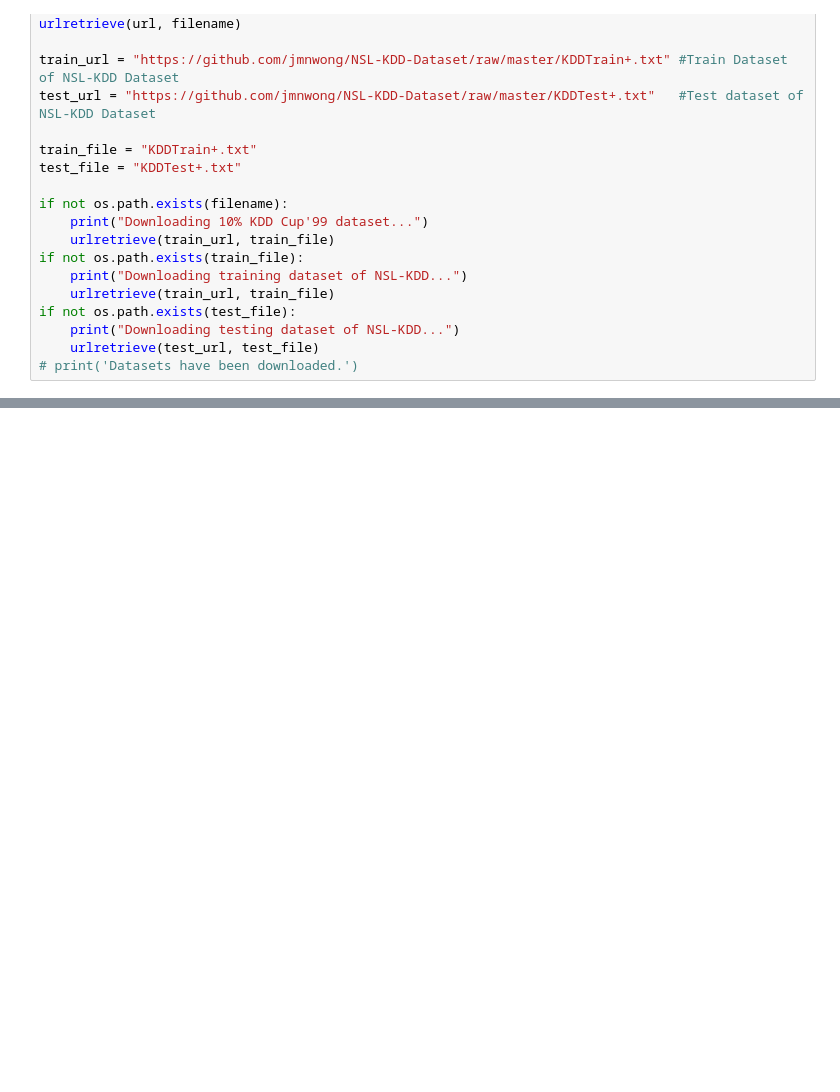
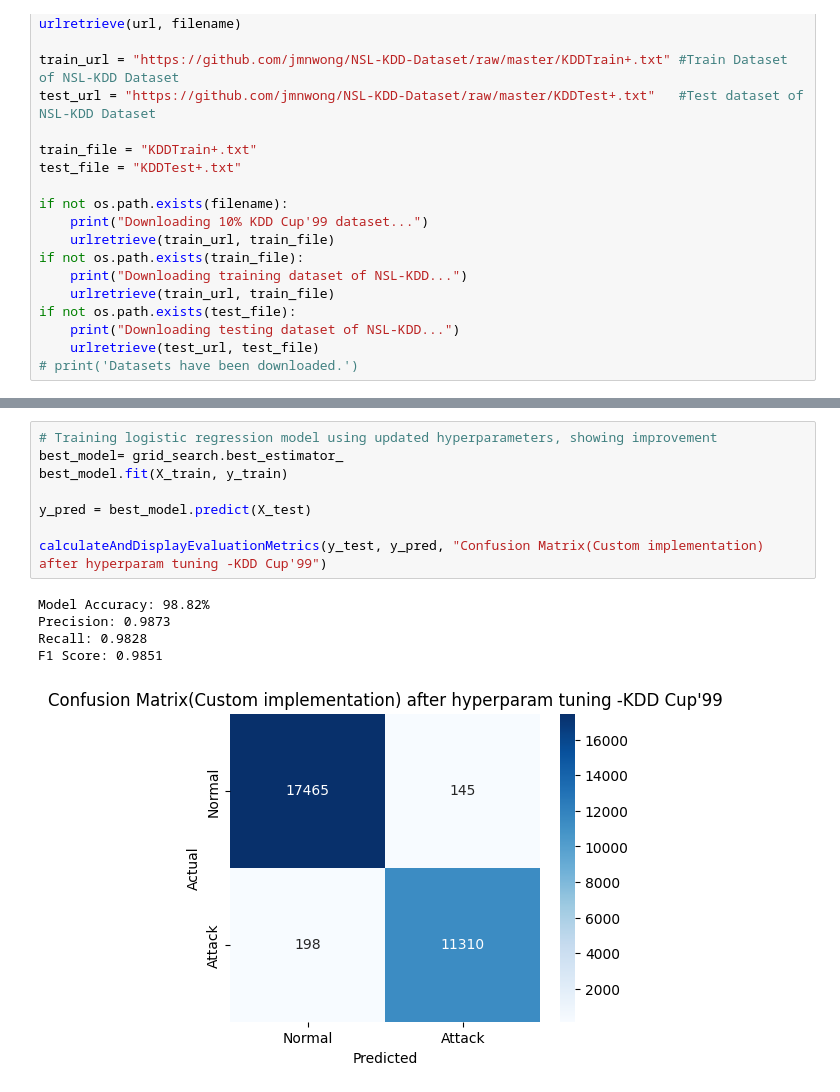
Before and after one commit to Satvik0110/Network-Intrusion-Detector, a Jupyter notebook: NID_using_LR.ipynb, the cells around one changed output, grey strips where cells are left out. Saved outputs shown, nothing was run; the diff lists cells and outputs as text; blank space fills up the shorter version.

```diff
--- a/NID_using_LR.ipynb
+++ b/NID_using_LR.ipynb
@@ -162,0 +225,14 @@ F1 Score: 0.9695
+# %%
+# Training logistic regression model using updated hyperparameters, showing improvement
+best_model= grid_search.best_estimator_
+best_model.fit(X_train, y_train)
+
+y_pred = best_model.predict(X_test)
+
+calculateAndDisplayEvaluationMetrics(y_test, y_pred, "Confusion Matrix(Custom implementation) after hyperparam tuning -KDD Cup'99")
+# %% [output]
+Model Accuracy: 98.82%
+Precision: 0.9873
+Recall: 0.9828
+F1 Score: 0.9851
+[figure, added]
```
Also changed, not shown: parts of 26 cells of this notebook.
